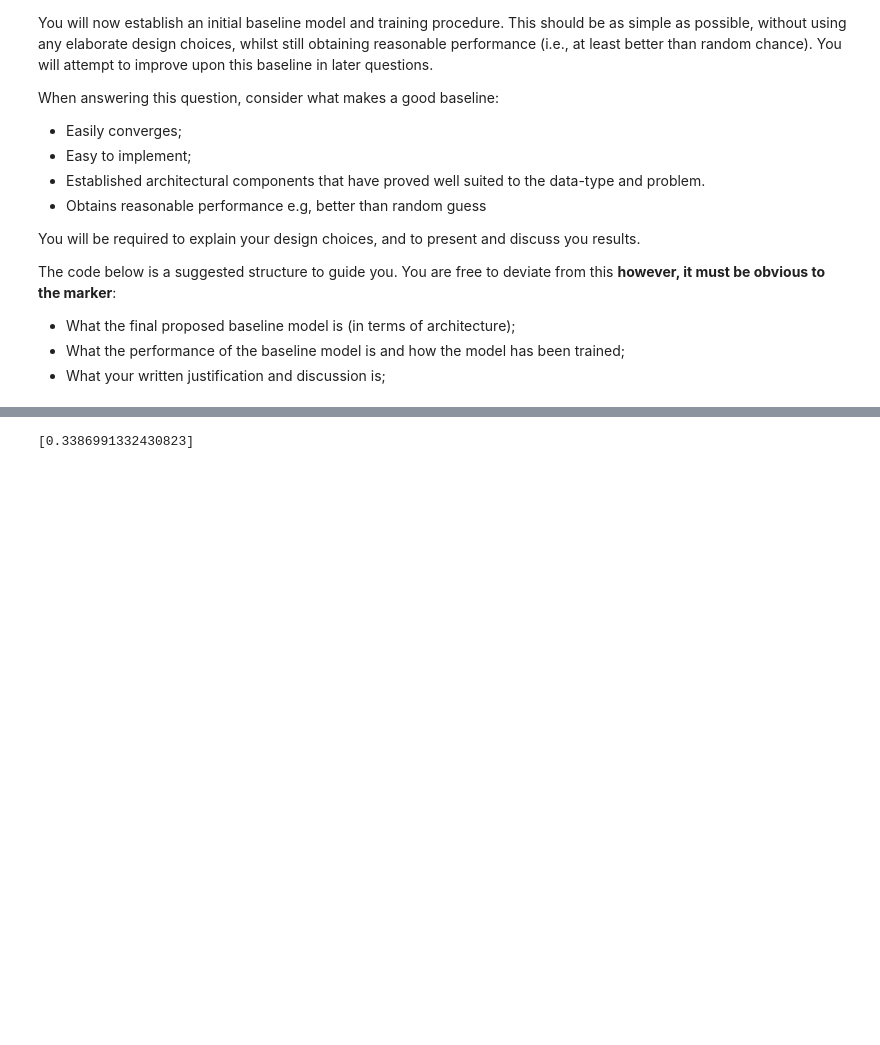
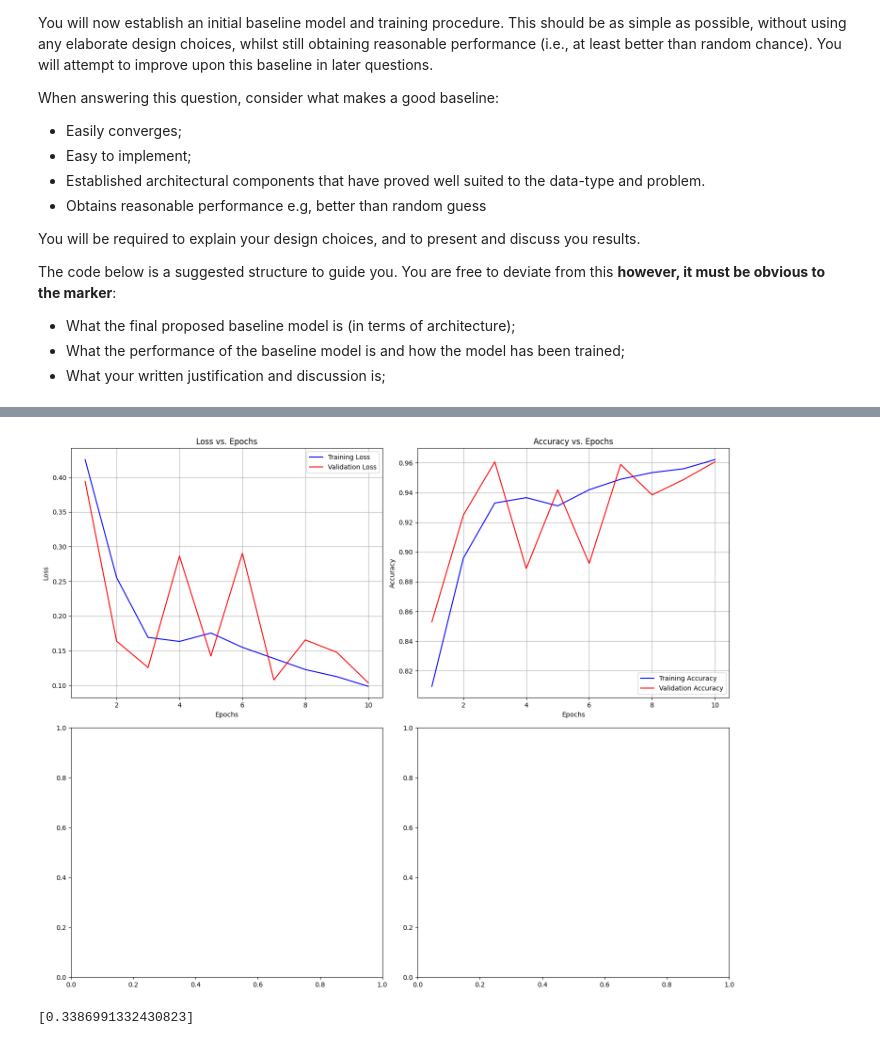
Before and after one commit to the-rich-piana/COMP0188_DeepLearning, a Jupyter notebook: COURSEWORK_1/COMP0188_CW1_Questions.ipynb, the cells around one changed output, grey strips where cells are left out. Drawn from its saved outputs; the diff is of its cells as text; code cells hidden in the pictures; blank space fills up the shorter version.

Commit message:
working model

```diff
--- a/COURSEWORK_1/COMP0188_CW1_Questions.ipynb
+++ b/COURSEWORK_1/COMP0188_CW1_Questions.ipynb
@@ -441,7 +441,7 @@ The code below is a suggested structure to guide you. You are free to deviate fr
 * What the performance of the baseline model is and how the model has been trained;
 * What your written justification and discussion is;
 # %%
-NUM_EPOCHS = 1
+NUM_EPOCHS = 10
 use_wandb = False  # Set to True if you want to use wandb
 lr = 1e8
 # %%
@@ -586,17 +586,17 @@ def train_model(model: nn.Module,
         train_accuracies.append(epoch_accuracy['overall'])
         train_losses.append(epoch_avg_loss)
 
-        # Validation phase
-        model.eval()  # Set model to evaluation mode
+        """ Validation """
+        model.eval()
         val_loss = 0.0
         val_predictions = []
         val_targets = []
 
-        with torch.no_grad():  # No gradient computation needed for validation
+        with torch.no_grad():
             val_pbar = tqdm(val_loader, desc=f"Epoch {epoch+1}/{NUM_EPOCHS} Validation")
             for labels, images in val_pbar:
-                # images = images.to(device)
-                # labels = labels.to(device)
+                images = images.to(device)
+                labels = labels.to(device)
 
                 outputs = model(images)
                 loss = criterion(outputs, labels)
@@ -613,7 +613,7 @@ def train_model(model: nn.Module,
             torch.tensor(val_targets)
         )
         val_accuracies.append(epoch_val_accuracy['overall'])
-        val_class_accuracies.append(epoch_val_accuracy)
+        # val_class_accuracies.append(epoch_val_accuracy)
         val_losses.append(epoch_val_loss)
 
         print(f"\nEpoch {epoch+1}/{NUM_EPOCHS}:")
@@ -641,13 +641,8 @@ def plot_training_curves(train_losses, train_accuracies, val_losses, val_accurac
         #                              YOUR CODE HERE                          #
         ########################################################################
 
-    # Set the style
-    plt.style.use('seaborn')
-
-    # Create a figure with 2x2 subplots
+    # plt.style.use('seaborn')
     fig, ((ax1, ax2), (ax3, ax4)) = plt.subplots(2, 2, figsize=(15, 12))
-
-    # Plot training and validation loss
     epochs = range(1, len(train_losses) + 1)
 
     ax1.plot(epochs, train_losses, 'b-', label='Training Loss')
@@ -658,7 +653,6 @@ def plot_training_curves(train_losses, train_accuracies, val_losses, val_accurac
     ax1.legend()
     ax1.grid(True)
 
-    # Plot training and validation accuracy
     ax2.plot(epochs, train_accuracies, 'b-', label='Training Accuracy')
     ax2.plot(epochs, val_accuracies, 'r-', label='Validation Accuracy')
     ax2.set_title('Accuracy vs. Epochs')
@@ -667,7 +661,6 @@ def plot_training_curves(train_losses, train_accuracies, val_losses, val_accurac
     ax2.legend()
     ax2.grid(True)
 
-    # Plot per-class training accuracies
     if train_class_accuracies:
         for class_name, accuracies in train_class_accuracies.items():
             ax3.plot(epochs, accuracies, label=f'Class {class_name}')
@@ -677,7 +670,6 @@ def plot_training_curves(train_losses, train_accuracies, val_losses, val_accurac
         ax3.legend()
         ax3.grid(True)
 
-    # Plot per-class validation accuracies
     if val_class_accuracies:
         for class_name, accuracies in val_class_accuracies.items():
             ax4.plot(epochs, accuracies, label=f'Class {class_name}')
@@ -687,30 +679,22 @@ def plot_training_curves(train_losses, train_accuracies, val_losses, val_accurac
         ax4.legend()
         ax4.grid(True)
 
-    # Adjust layout to prevent overlap
     plt.tight_layout()
 
     return fig
 
-# Add all your plotting code here. Feel free to use intermediate functions
-
         ########################################################################
         #                             END OF YOUR CODE                         #
         ########################################################################
 # %%
 # Initialize the model
 model = SimpleModel().to(device)
-
-
-# Define loss function and optimizer
         ########################################################################
         #                              YOUR CODE HERE                          #
         ########################################################################
 
-# Binary Cross Entropy Loss is appropriate for binary classification
+# Define loss function and optimizer
 criterion = nn.CrossEntropyLoss()
-
-# SGD optimizer with some reasonable initial hyperparameters
 optimizer = optim.SGD(
     model.parameters(),
     lr=0.01,              # Learning rate - start with 0.01
@@ -724,14 +708,12 @@ optimizer = optim.SGD(
 
 #Train the model
 train_losses, train_accuracies, val_losses, val_accuracies, train_class_accuracies, val_class_accuracies = train_model(
-    model, xray_train_loader, xray_val_dataset, criterion, optimizer, NUM_EPOCHS, device, use_wandb
+    model, xray_train_loader, xray_val_loader, criterion, optimizer, NUM_EPOCHS, device, use_wandb
 )
-
-# Plot training curves
+plot_training_curves(train_losses, train_accuracies, val_losses, val_accuracies, train_class_accuracies, val_class_accuracies)
 
 # Save the model
 torch.save(model.state_dict(), 'chest_xray_model.pth')
 
-# plot_training_curves(train_losses, train_accuracies, val_losses, val_accuracies, train_class_accuracies, val_class_accuracies)
 print("Model saved as 'chest_xray_model.pth'")
 # %% [output]
@@ -739,3 +751,4 @@ RuntimeError: Input type (torch.FloatTensor) and weight type (torch.cuda.FloatTe
+[figure, added]
 # %%
 plot_training_curves(train_losses, train_accuracies, val_losses, val_accuracies, train_class_accuracies, val_class_accuracies)
 # %% [output]
```
Also changed, not shown: parts of 1 cell of this notebook.
